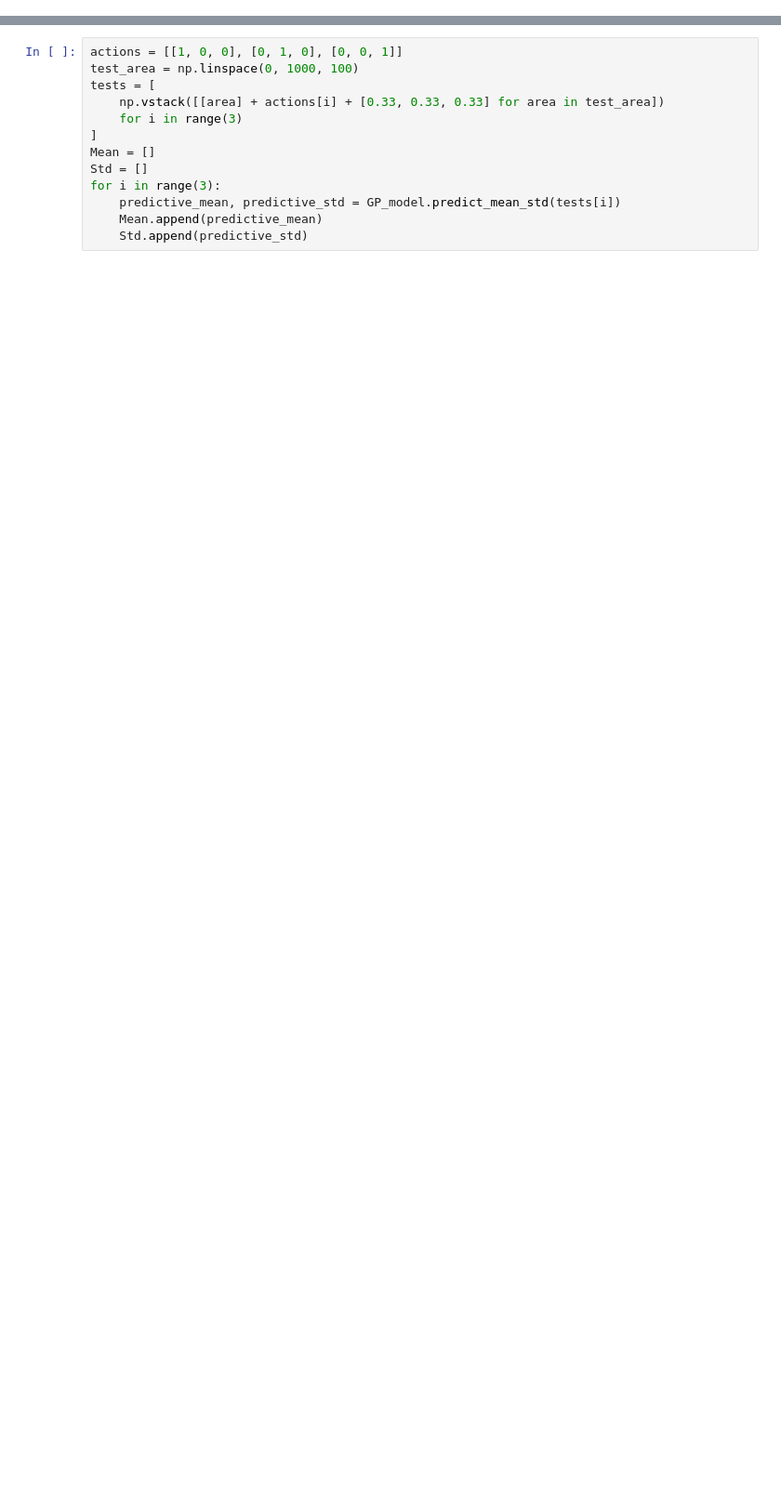
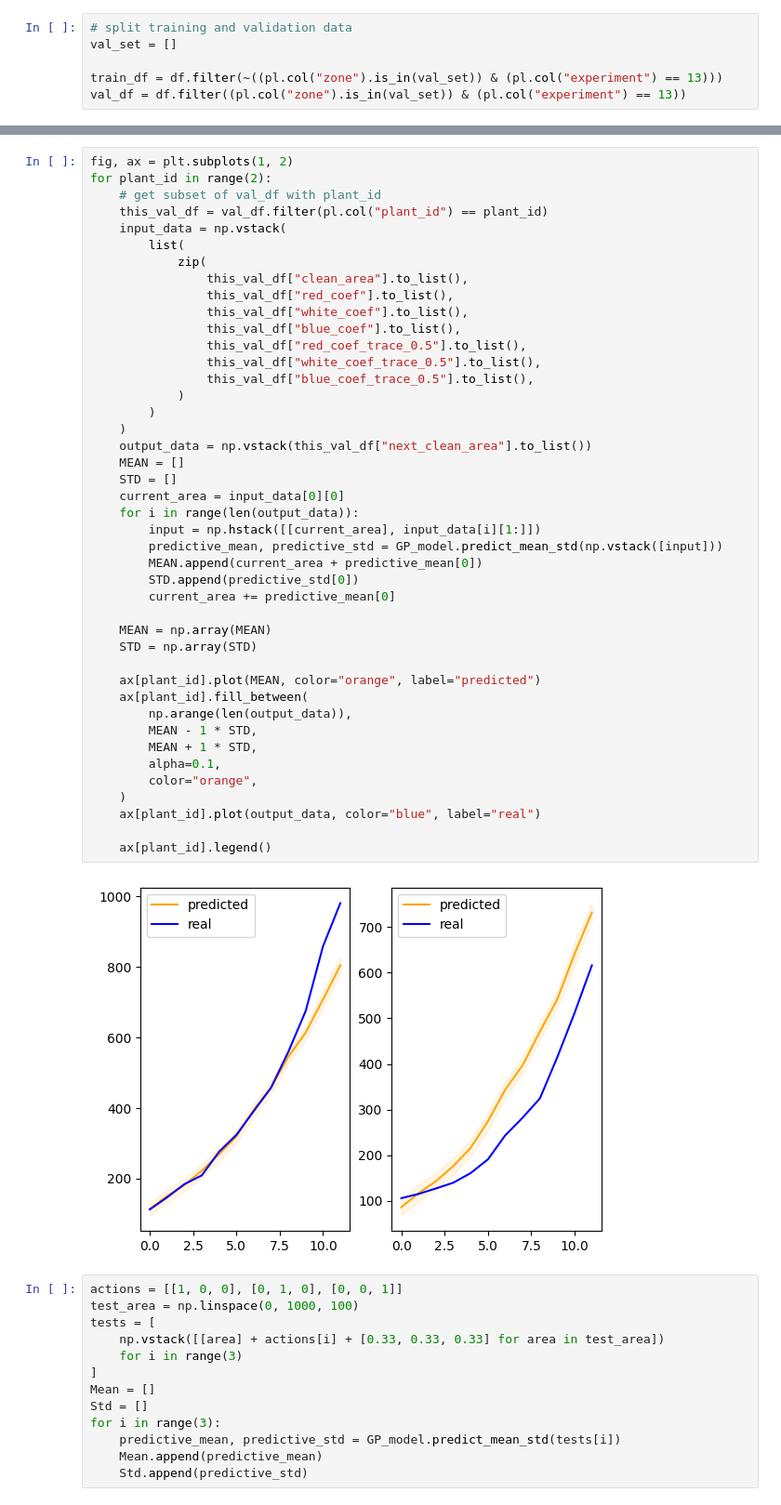
Before and after one commit to steventango/plant-rl, a Jupyter notebook: analysis/GP/build_GP_model_1day.ipynb, the cells around one changed output, grey strips where cells are left out. Shown: that part at 93% size. Cells and saved outputs as stored; diff of their text form; blank space fills up the shorter version.

```diff
--- a/analysis/GP/build_GP_model_1day.ipynb
+++ b/analysis/GP/build_GP_model_1day.ipynb
@@ -27,5 +22,11 @@ df = df.with_columns(
 df = df.filter(pl.col("truncated") == False)
 # remove rows with null next_mean_clean_area
 df = df.filter(pl.col("next_clean_area").is_not_null())
+# %%
+# split training and validation data
+val_set = []
+
+train_df = df.filter(~((pl.col("zone").is_in(val_set)) & (pl.col("experiment") == 13)))
+val_df = df.filter((pl.col("zone").is_in(val_set)) & (pl.col("experiment") == 13))
 # %%
 # create list of tuples with df col “mean_clean_area”, “red_coef”, “white_coef”, “blue_coef”, “red_coef_trace_0.5”, “white_coef_trace_0.5", “blue_coef_trace_0.5”
@@ -64,3 +108,48 @@ GP_model = GP(input_data, output_data)  # , kernel = gpx.kernels.RBF())
+# %%
+fig, ax = plt.subplots(1, 2)
+for plant_id in range(2):
+    # get subset of val_df with plant_id
+    this_val_df = val_df.filter(pl.col("plant_id") == plant_id)
+    input_data = np.vstack(
+        list(
+            zip(
+                this_val_df["clean_area"].to_list(),
+                this_val_df["red_coef"].to_list(),
+                this_val_df["white_coef"].to_list(),
+                this_val_df["blue_coef"].to_list(),
+                this_val_df["red_coef_trace_0.5"].to_list(),
+                this_val_df["white_coef_trace_0.5"].to_list(),
+                this_val_df["blue_coef_trace_0.5"].to_list(),
+            )
+        )
+    )
+    output_data = np.vstack(this_val_df["next_clean_area"].to_list())
+    MEAN = []
+    STD = []
+    current_area = input_data[0][0]
+    for i in range(len(output_data)):
+        input = np.hstack([[current_area], input_data[i][1:]])
+        predictive_mean, predictive_std = GP_model.predict_mean_std(np.vstack([input]))
+        MEAN.append(current_area + predictive_mean[0])
+        STD.append(predictive_std[0])
+        current_area += predictive_mean[0]
+
+    MEAN = np.array(MEAN)
+    STD = np.array(STD)
+
+    ax[plant_id].plot(MEAN, color="orange", label="predicted")
+    ax[plant_id].fill_between(
+        np.arange(len(output_data)),
+        MEAN - 1 * STD,
+        MEAN + 1 * STD,
+        alpha=0.1,
+        color="orange",
+    )
+    ax[plant_id].plot(output_data, color="blue", label="real")
+
+    ax[plant_id].legend()
+# %% [output]
+[figure, added]
 # %%
 actions = [[1, 0, 0], [0, 1, 0], [0, 0, 1]]
 test_area = np.linspace(0, 1000, 100)
```
Also changed, not shown: parts of 8 cells of this notebook, 15 other files.
